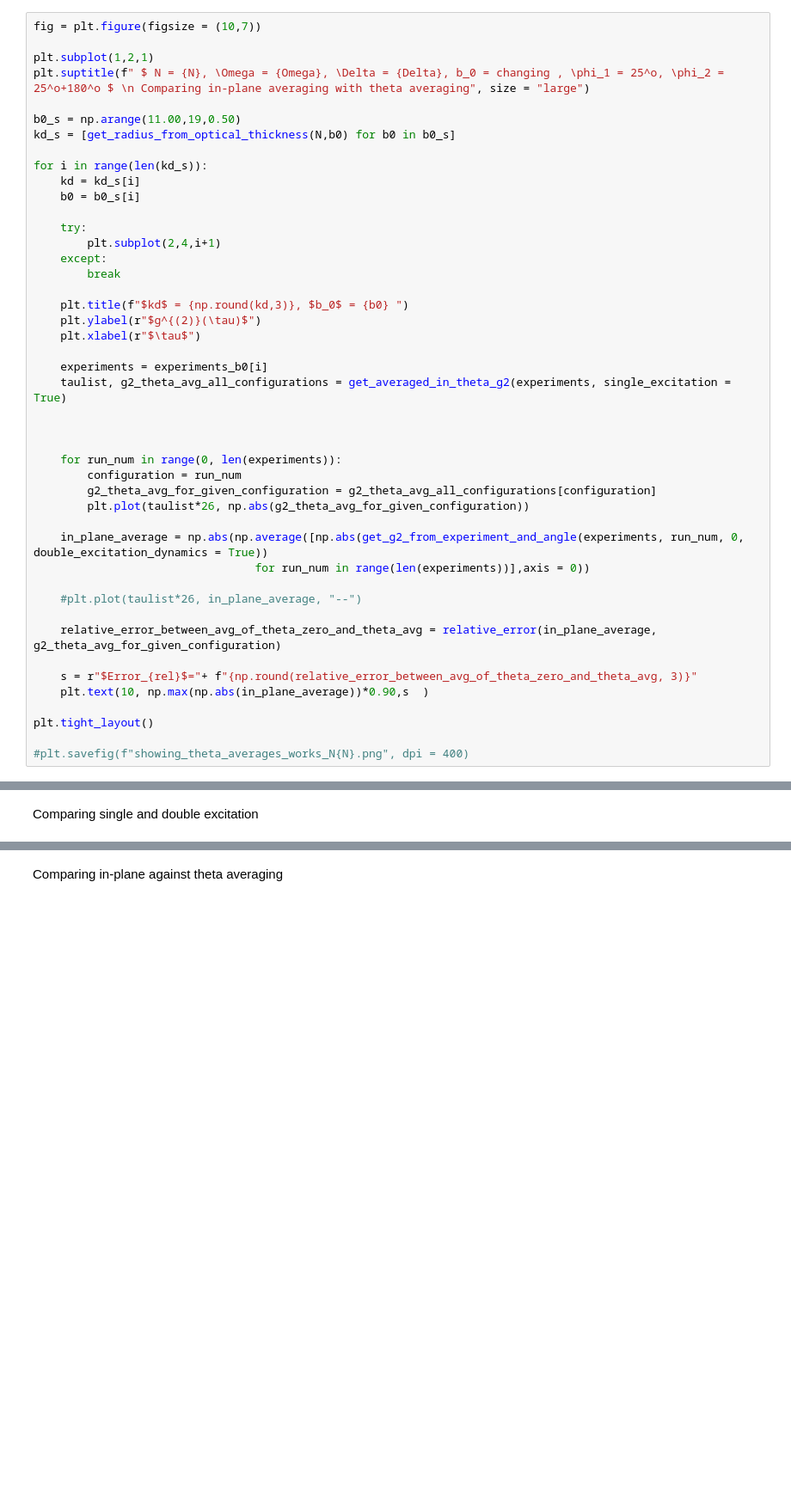
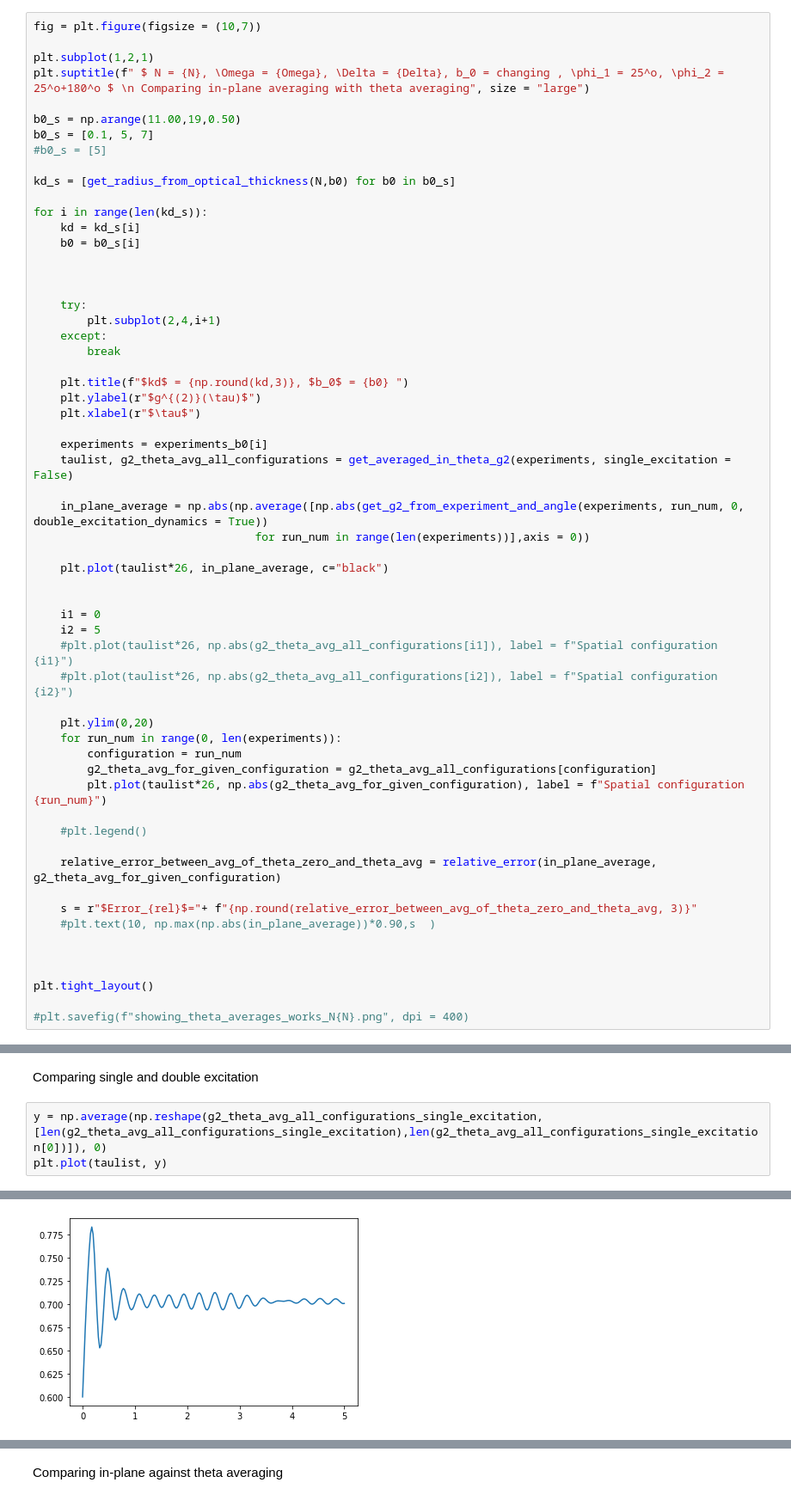
Before and after one commit to rupof/wavemixing_project, a Jupyter notebook: src/benchmarking/plotting_MC_theta.ipynb, the cells around one changed output, grey strips where cells are left out. Shown at 86% size. Saved outputs shown, nothing was run; the diff lists cells and outputs as text; blank space fills up the shorter version.

```diff
--- a/src/benchmarking/plotting_MC_theta.ipynb
+++ b/src/benchmarking/plotting_MC_theta.ipynb
@@ -239,11 +339,16 @@ plt.subplot(1,2,1)
 plt.suptitle(f" $ N = {N}, \Omega = {Omega}, \Delta = {Delta}, b_0 = changing , \phi_1 = 25^o, \phi_2 = 25^o+180^o $ \n Comparing in-plane averaging with theta averaging", size = "large")
 
 b0_s = np.arange(11.00,19,0.50)
+b0_s = [0.1, 5, 7]
+#b0_s = [5]
+
 kd_s = [get_radius_from_optical_thickness(N,b0) for b0 in b0_s]
 
 for i in range(len(kd_s)):
     kd = kd_s[i]
     b0 = b0_s[i]
+
+
 
     try:
         plt.subplot(2,4,i+1)
@@ -255,24 +360,33 @@ for i in range(len(kd_s)):
     plt.xlabel(r"$\tau$")
 
     experiments = experiments_b0[i]
-    taulist, g2_theta_avg_all_configurations = get_averaged_in_theta_g2(experiments, single_excitation = True)
-
-
-
-    for run_num in range(0, len(experiments)):
-        configuration = run_num
-        g2_theta_avg_for_given_configuration = g2_theta_avg_all_configurations[configuration]
-        plt.plot(taulist*26, np.abs(g2_theta_avg_for_given_configuration))
+    taulist, g2_theta_avg_all_configurations = get_averaged_in_theta_g2(experiments, single_excitation = False)
 
     in_plane_average = np.abs(np.average([np.abs(get_g2_from_experiment_and_angle(experiments, run_num, 0, double_excitation_dynamics = True))
                                  for run_num in range(len(experiments))],axis = 0))
 
-    #plt.plot(taulist*26, in_plane_average, "--")
+    plt.plot(taulist*26, in_plane_average, c="black")
+
+
+    i1 = 0
+    i2 = 5
+    #plt.plot(taulist*26, np.abs(g2_theta_avg_all_configurations[i1]), label = f"Spatial configuration {i1}")
+    #plt.plot(taulist*26, np.abs(g2_theta_avg_all_configurations[i2]), label = f"Spatial configuration {i2}")
+
+    plt.ylim(0,20)
+    for run_num in range(0, len(experiments)):
+        configuration = run_num
+        g2_theta_avg_for_given_configuration = g2_theta_avg_all_configurations[configuration]
+        plt.plot(taulist*26, np.abs(g2_theta_avg_for_given_configuration), label = f"Spatial configuration {run_num}")
+
+    #plt.legend()
 
     relative_error_between_avg_of_theta_zero_and_theta_avg = relative_error(in_plane_average, g2_theta_avg_for_given_configuration)
 
     s = r"$Error_{rel}$="+ f"{np.round(relative_error_between_avg_of_theta_zero_and_theta_avg, 3)}"
-    plt.text(10, np.max(np.abs(in_plane_average))*0.90,s  )
+    #plt.text(10, np.max(np.abs(in_plane_average))*0.90,s  )
+
+
 
 plt.tight_layout()
 
@@ -439,2 +555,6 @@ plt.tight_layout()
 # %% [markdown]
 Comparing single and double excitation
+# %%
+y = np.average(np.reshape(g2_theta_avg_all_configurations_single_excitation, [len(g2_theta_avg_all_configurations_single_excitation),len(g2_theta_avg_all_configurations_single_excitation[0])]), 0)
+plt.plot(taulist, y)
+# %% [output]
@@ -440,0 +562 @@ Comparing single and double excitation
+[figure, added]
```
Also changed, not shown: parts of 22 cells of this notebook, 4 other files.
